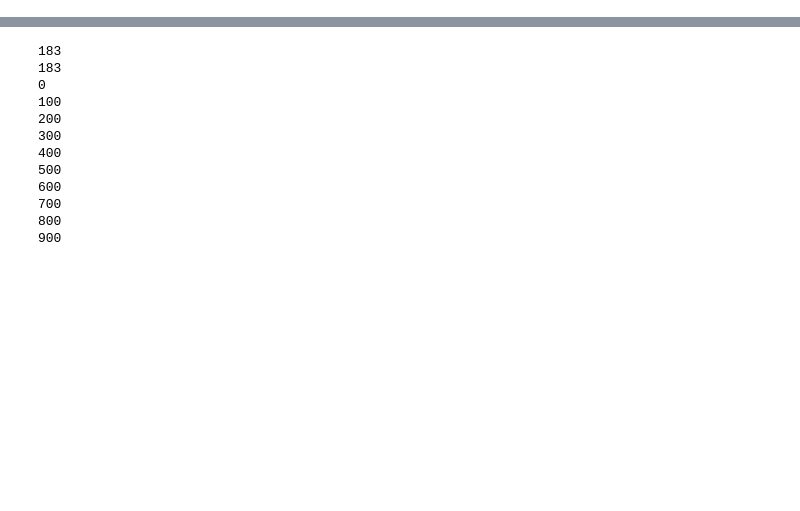
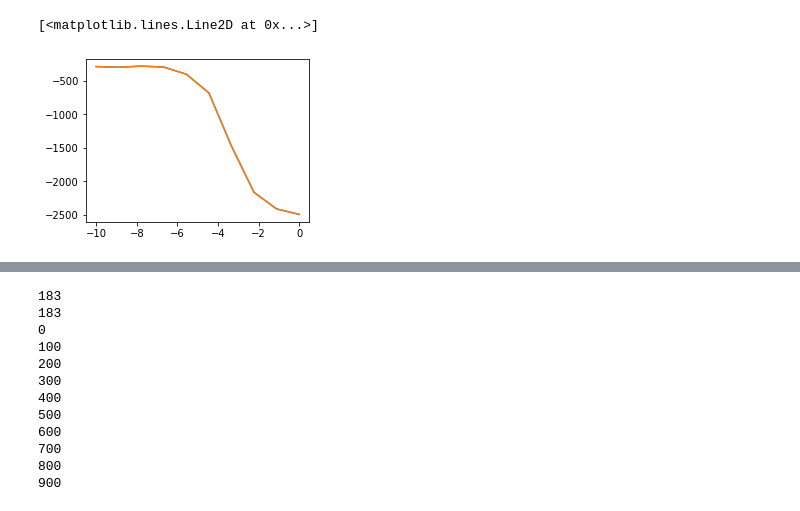
Before and after one commit to HugoLeRoy94/Aging_Condensate, a Jupyter notebook: System_backend/Test_backend.ipynb, the cells around one changed output, grey strips where cells are left out. Saved outputs shown, nothing was run; the diff lists cells and outputs as text; code cells hidden in the pictures; blank space fills up the shorter version.

```diff
--- a/System_backend/Test_backend.ipynb
+++ b/System_backend/Test_backend.ipynb
@@ -19,0 +31,12 @@ $\tau_0 = $22026.465794806718
+# %%
+def get_av_F(BindingEnergy,rho0):
+    teq = 10000
+    ell_tot = 1000.
+    #rho0 = 1/9
+    F,Nloop,time = np.zeros(teq,dtype=float),np.zeros(teq,dtype=float),np.zeros(teq,dtype=float)
+    S = System(ell_tot,rho0,BindingEnergy,seed=19880)
+    for t in range(teq):
+        F[t] = S.get_F()
+        Nloop[t] = S.get_N_loop()
+        bind,time[t] = S.evolve()
+    return (F,Nloop,time)
@@ -19,0 +54,4 @@ $\tau_0 = $22026.465794806718
+# %%
+avF = list()
+for Flooptime in res:
+    avF.append(np.sum(Flooptime[0]*Flooptime[2])/np.sum(Flooptime[2]))
@@ -19,0 +71,8 @@ $\tau_0 = $22026.465794806718
+# %%
+avF2 = avF
+# %%
+plt.plot(BindingEnergies,avF)
+plt.plot(BindingEnergies,avF2)
+# %% [output]
+[<matplotlib.lines.Line2D at 0x...>]
+[figure, added]
```
Also changed, not shown: parts of 9 cells of this notebook, 28 other files.
